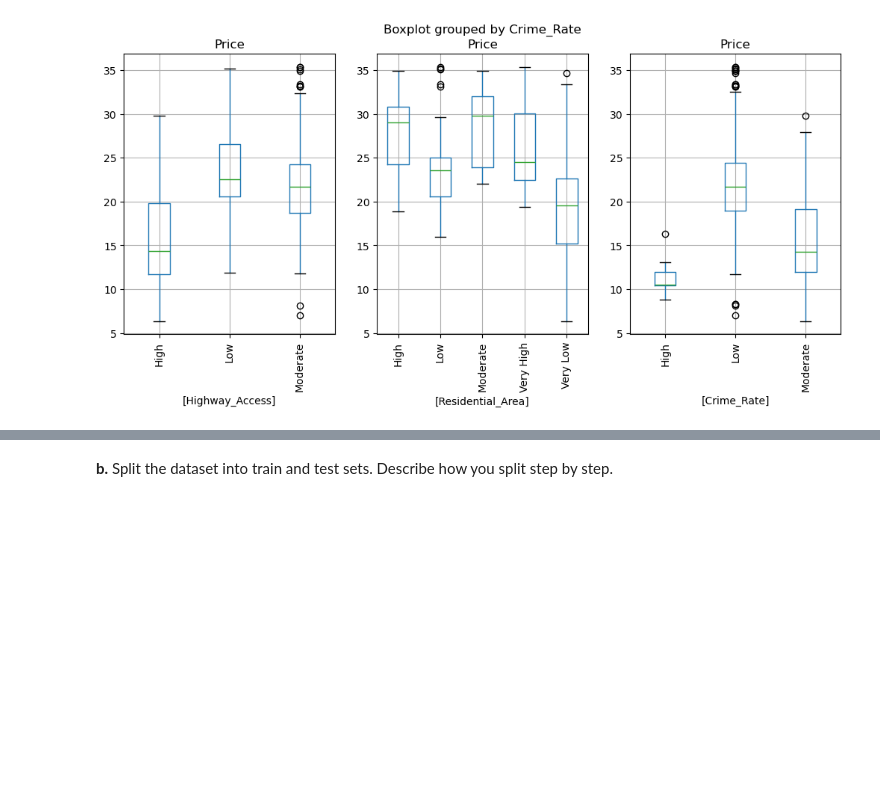
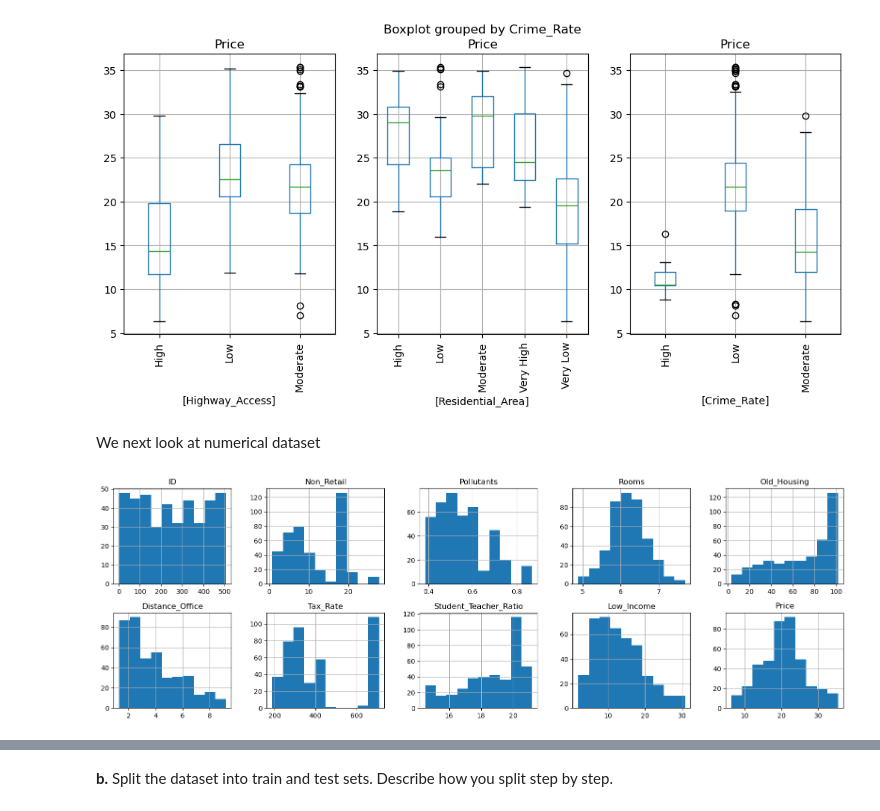
Before and after one commit to miniminhanh/CS105-project, a Jupyter notebook: CS105 Project Submission (Final) 2026.ipynb, the cells around one changed output, grey strips where cells are left out. Drawn from its saved outputs; the diff is of its cells as text; code cells hidden in the pictures; blank space fills up the shorter version.

Commit message:
added numerical data features

```diff
--- a/CS105 Project Submission (Final) 2026.ipynb
+++ b/CS105 Project Submission (Final) 2026.ipynb
@@ -631,7 +631,7 @@ plt.show()
 # %%
 datatypes = df.dtypes
 categorical_features = datatypes[datatypes=="object"].index
-numerical_features = datatypes[datatypes!="object"].index
+numerical_features = datatypes[(datatypes != "object") & (~datatypes.index.str.endswith("_Encoded"))].index
 # %% [markdown]
 First, we investigate the distribution of each categorical variable by plotting barplots as below
 # %%
@@ -685,3 +685,11 @@ for i in range(n):
     df[[feature,'Price']].boxplot(by=feature, ax=ax, rot=90)
 # %% [output]
 [figure]
+# %% [markdown]
+We next look at numerical dataset
+# %%
+df[numerical_features].hist(layout=(9,5), figsize=(20,30))
+
+plt.show()
+# %% [output]
+[figure, added]
```
Also changed, not shown: parts of 4 cells of this notebook.
